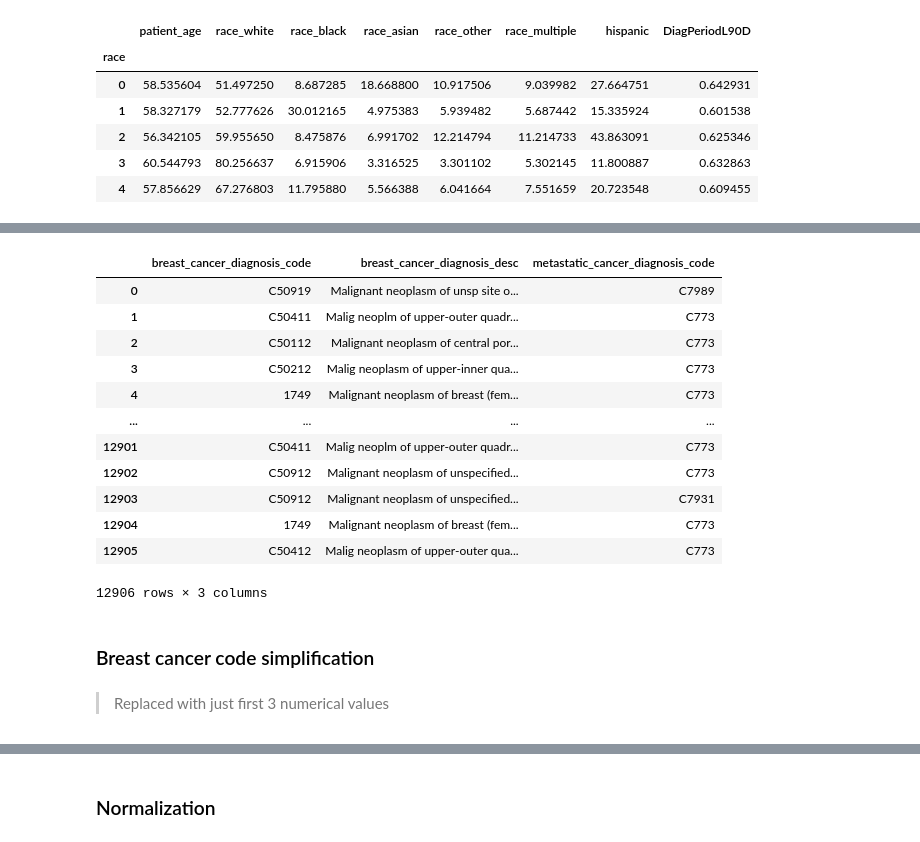
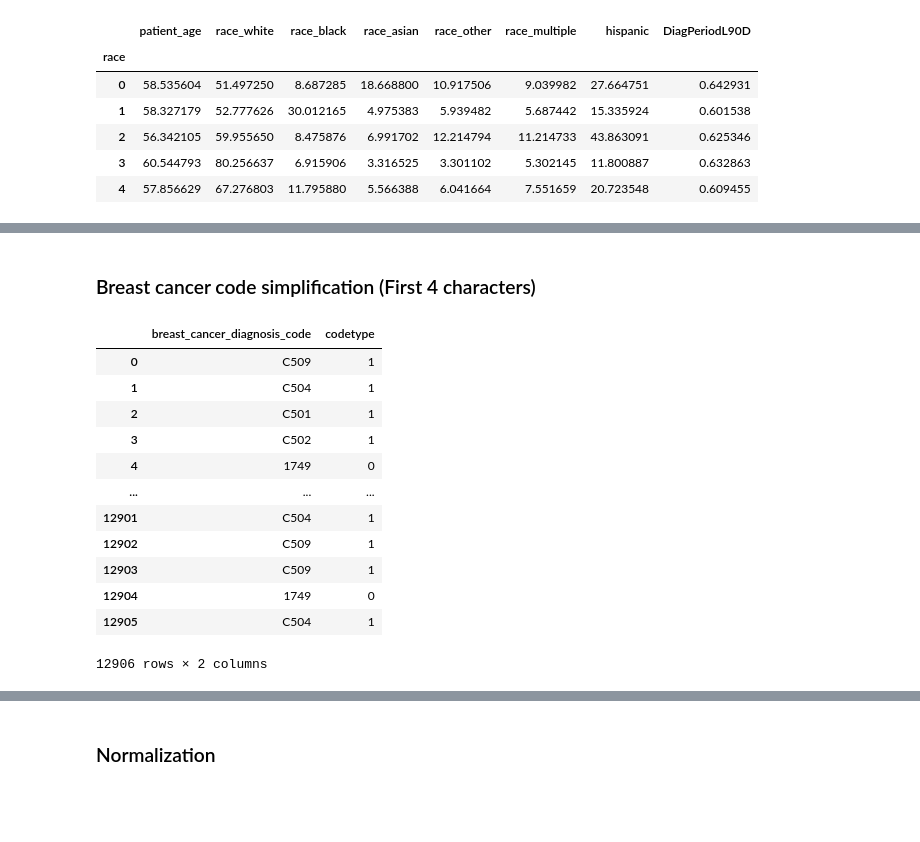
Before and after one commit to Rateesh-Sabde/WiDS-Datathon-Challenge-1, a Jupyter notebook: additya_wids.ipynb, the cells around one changed output, grey strips where cells are left out. Drawn from its saved outputs; the diff is of its cells as text; code cells hidden in the pictures; blank space fills up the shorter version.

```diff
--- a/additya_wids.ipynb
+++ b/additya_wids.ipynb
@@ -51,0 +47,5 @@ pd.pivot_table(training, index="DiagPeriodL90D", values=["patient_age", "bmi", "
+# %%
+# CHECKING CORRELATION with TARGET
+
+pd.set_option('display.max_columns', None)
+training.corr().tail(1).sort_values(by=["DiagPeriodL90D"], axis=1)
@@ -121,9 +122,11 @@ training.groupby(by="race")[["patient_age",'race_white','race_black','race_asian
 | 3 | 60.544793 | 80.256637 | 6.915906 | 3.316525 | 3.301102 | 5.302145 | 11.800887 | 0.632863 |
 | 4 | 57.856629 | 67.276803 | 11.795880 | 5.566388 | 6.041664 | 7.551659 | 20.723548 | 0.609455 |
 # %%
-PAYER = ['MEDICAID', 'COMMERCIAL', 'MEDICARE ADVANTAGE']
-training["payer_type"] = training["payer_type"].fillna(3)
-training["payer_type"] = training["payer_type"].replace(PAYER, [i for i in range(len(PAYER))])
+# CUSTOM PAYER ENCODING
 
-test["payer_type"] = test["payer_type"].fillna(3)
-test["payer_type"] = test["payer_type"].replace(PAYER, [i for i in range(len(PAYER))])
+# PAYER = ['MEDICAID', 'COMMERCIAL', 'MEDICARE ADVANTAGE']
+# training["payer_type"] = training["payer_type"].fillna(3)
+# training["payer_type"] = training["payer_type"].replace(PAYER, [i for i in range(len(PAYER))])
+
+# test["payer_type"] = test["payer_type"].fillna(3)
+# test["payer_type"] = test["payer_type"].replace(PAYER, [i for i in range(len(PAYER))])
@@ -130,18 +151,29 @@ test["payer_type"] = test["payer_type"].replace(PAYER, [i for i in range(len(PAY
+# %% [markdown]
+### Breast cancer code simplification (First 4 characters)
+# %%
+training["breast_cancer_diagnosis_code"] = training["breast_cancer_diagnosis_code"].apply(lambda x: x[:4])
+training["metastatic_cancer_diagnosis_code"] = training["metastatic_cancer_diagnosis_code"].apply(lambda x: x[:4])
+
+test["breast_cancer_diagnosis_code"] = test["breast_cancer_diagnosis_code"].apply(lambda x: x[:4])
+test["metastatic_cancer_diagnosis_code"] = test["metastatic_cancer_diagnosis_code"].apply(lambda x: x[:4])
+
+
+# ICD 10 or 9
+training["codetype"] = training["breast_cancer_diagnosis_code"].apply(lambda x: int(x[0] == 'C'))
+test["codetype"] = test["breast_cancer_diagnosis_code"].apply(lambda x: int(x[0] == 'C'))
 # %%
-training[["breast_cancer_diagnosis_code","breast_cancer_diagnosis_desc","metastatic_cancer_diagnosis_code"]]
+training[["breast_cancer_diagnosis_code", "codetype"]]
 # %% [output]
-|  | breast_cancer_diagnosis_code | breast_cancer_diagnosis_desc | metastatic_cancer_diagnosis_code |
-| 0 | C50919 | Malignant neoplasm of unsp site o... | C7989 |
-| 1 | C50411 | Malig neoplm of upper-outer quadr... | C773 |
-| 2 | C50112 | Malignant neoplasm of central por... | C773 |
-| 3 | C50212 | Malig neoplasm of upper-inner qua... | C773 |
-| 4 | 1749 | Malignant neoplasm of breast (fem... | C773 |
-| ... | ... | ... | ... |
-| 12901 | C50411 | Malig neoplm of upper-outer quadr... | C773 |
-| 12902 | C50912 | Malignant neoplasm of unspecified... | C773 |
-| 12903 | C50912 | Malignant neoplasm of unspecified... | C7931 |
-| 12904 | 1749 | Malignant neoplasm of breast (fem... | C773 |
-| 12905 | C50412 | Malig neoplasm of upper-outer qua... | C773 |
+|  | breast_cancer_diagnosis_code | codetype |
+| 0 | C509 | 1 |
+| 1 | C504 | 1 |
+| 2 | C501 | 1 |
+| 3 | C502 | 1 |
+| 4 | 1749 | 0 |
+| ... | ... | ... |
+| 12901 | C504 | 1 |
+| 12902 | C509 | 1 |
+| 12903 | C509 | 1 |
+| 12904 | 1749 | 0 |
+| 12905 | C504 | 1 |
-12906 rows × 3 columns
+12906 rows × 2 columns
-# %% [markdown]
-### Breast cancer code simplification
@@ -154,3 +180 @@ test["metastatic_cancer_diagnosis_code"] = test["metastatic_cancer_diagnosis_cod
-# %% [markdown]
-> Replaced with just first 3 numerical values
 # %%
```
Also changed, not shown: parts of 32 cells of this notebook.
